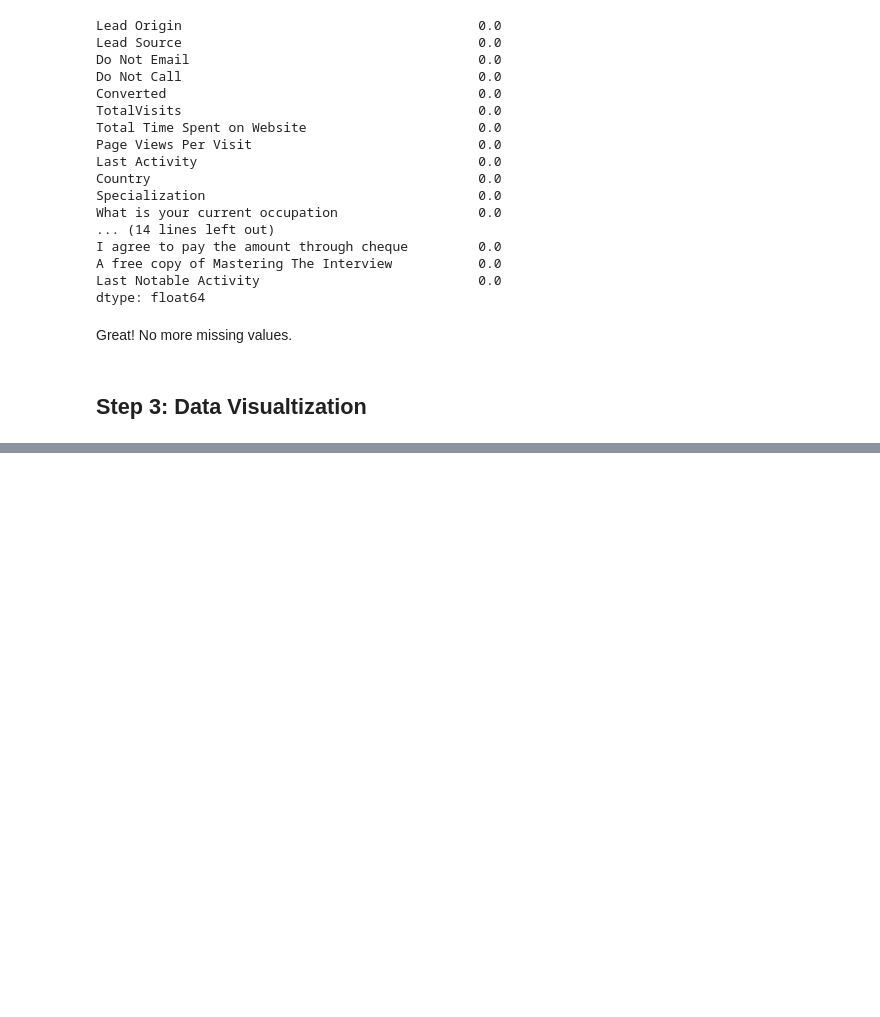
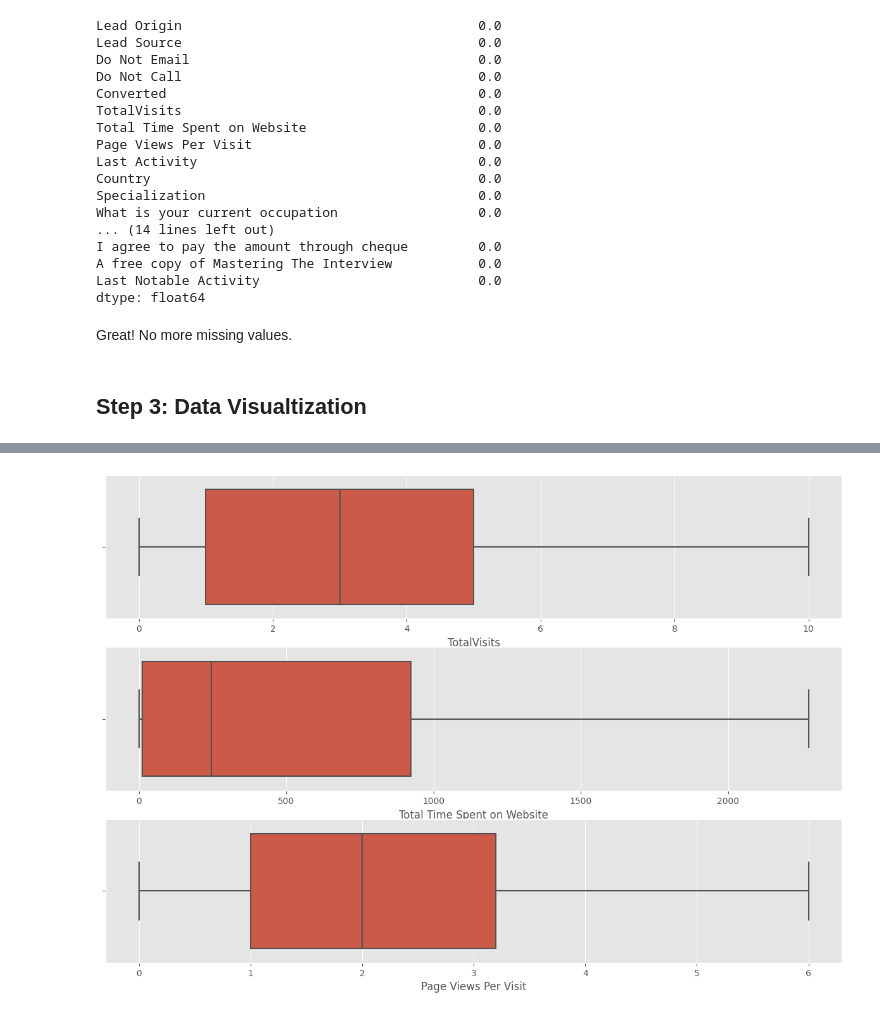
Before and after one commit to shinde-chandrakant/Lead-Scoring-Case-Study, a Jupyter notebook: LeadScoring.ipynb, the cells around one changed output, grey strips where cells are left out. Drawn from its saved outputs; the diff is of its cells as text; code cells hidden in the pictures; blank space fills up the shorter version.

```diff
--- a/LeadScoring.ipynb
+++ b/LeadScoring.ipynb
@@ -346,0 +390,16 @@ Great! No more missing values.
+# %%
+# Outlier treatment
+percentile = lead_df['TotalVisits'].quantile([0.95]).values
+lead_df['TotalVisits'][lead_df['TotalVisits'] >= percentile[0]] = percentile[0]
+
+percentile = lead_df['Page Views Per Visit'].quantile([0.95]).values
+lead_df['Page Views Per Visit'][lead_df['Page Views Per Visit'] >= percentile[0]] = percentile[0]
+# %%
+# Plot Boxplots to verify
+plt.figure(figsize=(15, 10))
+for var in num_var:
+    plt.subplot(3,1,num_var.index(var)+1)
+    sns.boxplot(data=lead_df, x=var)
+plt.show()
+# %% [output]
+[figure, added]
```
Also changed, not shown: parts of 58 cells of this notebook.
